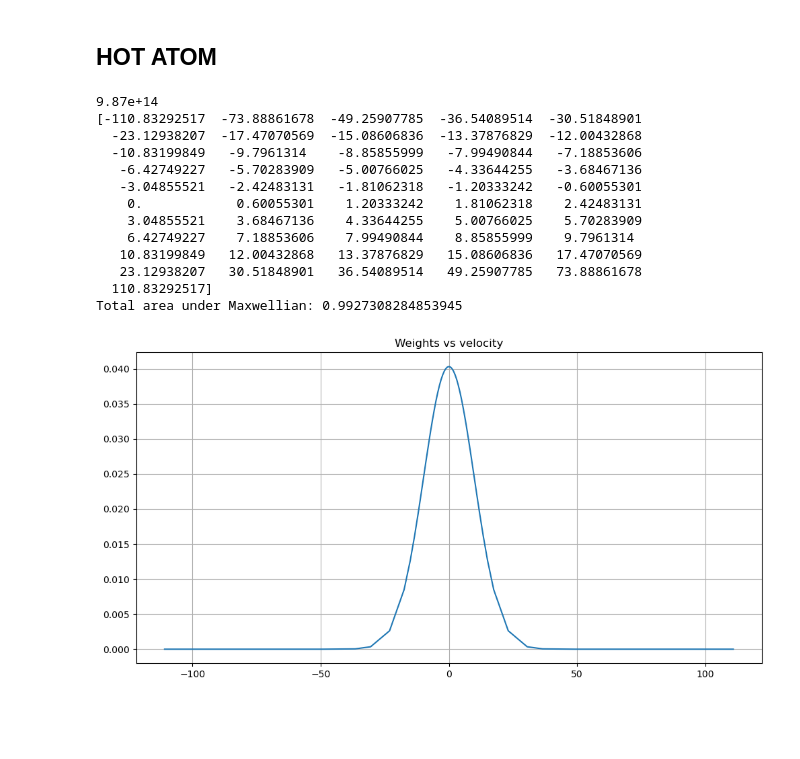
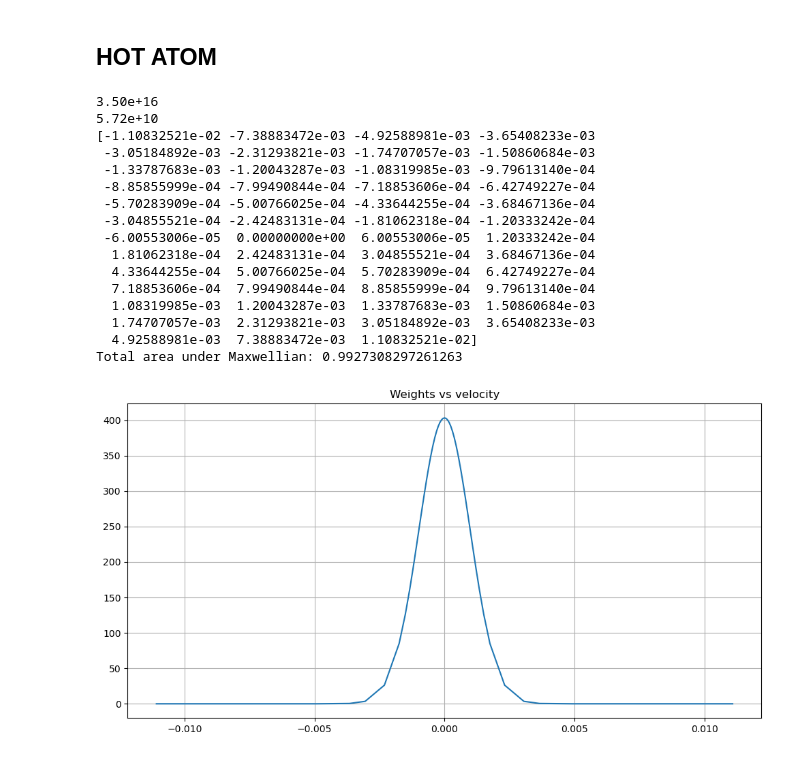
Before and after one commit to AndersonXu99/AONN-Nonlinearity, a Jupyter notebook: dev/Ruben/Test Hadiseh .ipynb, the cells around one changed output. Saved outputs shown, nothing was run; the diff lists cells and outputs as text; code cells hidden in the pictures; blank space fills up the shorter version.

```diff
--- a/dev/Ruben/Test Hadiseh .ipynb
+++ b/dev/Ruben/Test Hadiseh .ipynb
@@ -206,18 +212,17 @@ from scipy.optimize import fsolve
 # Constants
 epsilon_0 = 8.854e-12  # Vacuum permittivity (F/m)
 hbar = 1.054e-34       # Reduced Planck's constant (J·s)
-mu_13 = 1.932e-29      # Dipole moment between states |1> and |3> (C·m)
-mu_23 = 2.53e-29       # Dipole moment between states |2> and |3> (C·m)
-lambda1 = 795e-9       # In nm
+mu_13 = mu_23 = 2.5377e-29      # Dipole moment between states (|1> and |3>) and (|1> and |3>) (C·m)
+lambda1 = 795e-9       # In m
 c = 3e8
 
-Gamma3 = 2 * np.pi * 6   # (MHz)
-Gamma31 = 5/9 * Gamma3   # Decay from level 3 to level 1 (MHz)
-Gamma32 = Gamma23 = 4/9 * Gamma3   # Decay from level 3 to level 2 (MHz)
-Gamma12 = Gamma21 = 0.05 * Gamma3    # Decay rates between levels 1 and 2 (MHz)
-gamma13 = (Gamma3 + Gamma12)/2  # Decoherence rate between levels 1 and 3 (MHz)
-gamma23 = (Gamma3 + Gamma21)/2  # Decoherence rate between levels 2 and 3 (MHz)
-gamma12 = (Gamma12 + Gamma21)/2     # Decoherence rate between ground states (MHz)
+Gamma3 = 2 * np.pi * 6e6   # (Hz)
+Gamma31 = 5/9 * Gamma3   # Decay from level 3 to level 1 (Hz)
+Gamma32 = Gamma23 = 4/9 * Gamma3   # Decay from level 3 to level 2 (Hz)
+Gamma12 = Gamma21 = 0.05 * Gamma3    # Decay rates between levels 1 and 2 (Hz)
+gamma13 = (Gamma3 + Gamma12)/2  # Decoherence rate between levels 1 and 3 (Hz)
+gamma23 = (Gamma3 + Gamma21)/2  # Decoherence rate between levels 2 and 3 (Hz)
+gamma12 = (Gamma12 + Gamma21)/2     # Decoherence rate between ground states (Hz)
 
 w_1 = 2 * np.pi * c / lambda1
 k_0 = w_1 / c
@@ -226,13 +231,15 @@ z = 0.0001    # Step size in meters
 
 k_b = 1.380649e-23     # Boltzmann constant (m^2 kg s^-2 K^-1)
 m = 1.41e-25           # Mass of the particle (kg)
-T = 1                 # Temperature (K)
+T = 0.00000001                # Temperature (K)
+N = 3.5e16
+#OD_0 = N*L*((2 * np.pi)**2 * np.abs(mu_13)**2) / (hbar * epsilon_0 * w_1 * lambda1) * np.sqrt(m * c**2 / (2 * np.pi * k_b * T))
+
 OD_0 = 10
-
-N = OD_0 * (1 / (((2 * np.pi)**2 * np.abs(mu_13)**2) / (hbar * epsilon_0 * w_1 * lambda1) *
-                        np.sqrt(m * c**2 / (2 * np.pi * k_b * T)) * L))
+N1 = OD_0 * (1 / (((2 * np.pi)**2 * np.abs(mu_13)**2) / (hbar * epsilon_0 * w_1 * lambda1) * np.sqrt(m * c**2 / (2 * np.pi * k_b * T)) * L))
 
 print("{:.2e}".format(N))
+print("{:.2e}".format(N1))
 
 # Thermal velocity standard deviation (Sigma)
 sigma = np.sqrt(k_b * T / m)
@@ -245,7 +252,7 @@ def Maxwellian(V):
 nv = 51
 v_values = np.zeros(nv)
 dv = np.zeros(nv)
-dv_min = 0.3  # Minimum velocity increment
+dv_min = 0.00003  # Minimum velocity increment
 
 # Middle index (centered at zero velocity)
 mid_index = nv // 2
@@ -265,47 +272,50 @@ for m in range(mid_index + 1, nv):
 
     # Initial guess for V
     V_guess = 1.5 * v_end if v_end != 0 else dv_min
 
     # Use fsolve to find V such that func(V) = 0
     V_solution = fsolve(func, V_guess)[0]
 
     # Update velocity and dv arrays
     v_values[m] = (V_solution + v_end) / 2
     dv[m] = V_solution - v_end
 
 # Reflect to get negative velocities
 v_values[:mid_index] = -np.flip(v_values[mid_index + 1:])
 dv[:mid_index] = np.flip(dv[mid_index + 1:])
 
 print(v_values)
 
 # Maxwell-Boltzmann distribution weights
 weights = Maxwellian(v_values)
 
 # Verify that the total area under the curve approximates 1
 total_area = np.sum(weights * dv)
 print('Total area under Maxwellian:', total_area)
 
 # Plotting
 plt.figure(figsize=(12, 6))
 plt.plot(v_values, weights)
 plt.title('Weights vs velocity')
 plt.grid(True)
 # %% [output]
-9.87e+14
-[-110.83292517  -73.88861678  -49.25907785  -36.54089514  -30.51848901
-  -23.12938207  -17.47070569  -15.08606836  -13.37876829  -12.00432868
-  -10.83199849   -9.7961314    -8.85855999   -7.99490844   -7.18853606
-   -6.42749227   -5.70283909   -5.00766025   -4.33644255   -3.68467136
-   -3.04855521   -2.42483131   -1.81062318   -1.20333242   -0.60055301
-    0.            0.60055301    1.20333242    1.81062318    2.42483131
-    3.04855521    3.68467136    4.33644255    5.00766025    5.70283909
-    6.42749227    7.18853606    7.99490844    8.85855999    9.7961314
-   10.83199849   12.00432868   13.37876829   15.08606836   17.47070569
-   23.12938207   30.51848901   36.54089514   49.25907785   73.88861678
-  110.83292517]
-Total area under Maxwellian: 0.9927308284853945
+3.50e+16
+5.72e+10
+[-1.10832521e-02 -7.38883472e-03 -4.92588981e-03 -3.65408233e-03
+ -3.05184892e-03 -2.31293821e-03 -1.74707057e-03 -1.50860684e-03
+ -1.33787683e-03 -1.20043287e-03 -1.08319985e-03 -9.79613140e-04
+ -8.85855999e-04 -7.99490844e-04 -7.18853606e-04 -6.42749227e-04
+ -5.70283909e-04 -5.00766025e-04 -4.33644255e-04 -3.68467136e-04
+ -3.04855521e-04 -2.42483131e-04 -1.81062318e-04 -1.20333242e-04
+ -6.00553006e-05  0.00000000e+00  6.00553006e-05  1.20333242e-04
+  1.81062318e-04  2.42483131e-04  3.04855521e-04  3.68467136e-04
+  4.33644255e-04  5.00766025e-04  5.70283909e-04  6.42749227e-04
+  7.18853606e-04  7.99490844e-04  8.85855999e-04  9.79613140e-04
+  1.08319985e-03  1.20043287e-03  1.33787683e-03  1.50860684e-03
+  1.74707057e-03  2.31293821e-03  3.05184892e-03  3.65408233e-03
+  4.92588981e-03  7.38883472e-03  1.10832521e-02]
+Total area under Maxwellian: 0.9927308297261263
-[figure, old version]
+[figure, new version]
 # %%
 # Backend function to calculate OD based on user input
 def calculate_OD_1(Om_1=1.0, delta_1=0.0, delta_2=0.0):
```
Also changed, not shown: parts of 5 cells of this notebook.
